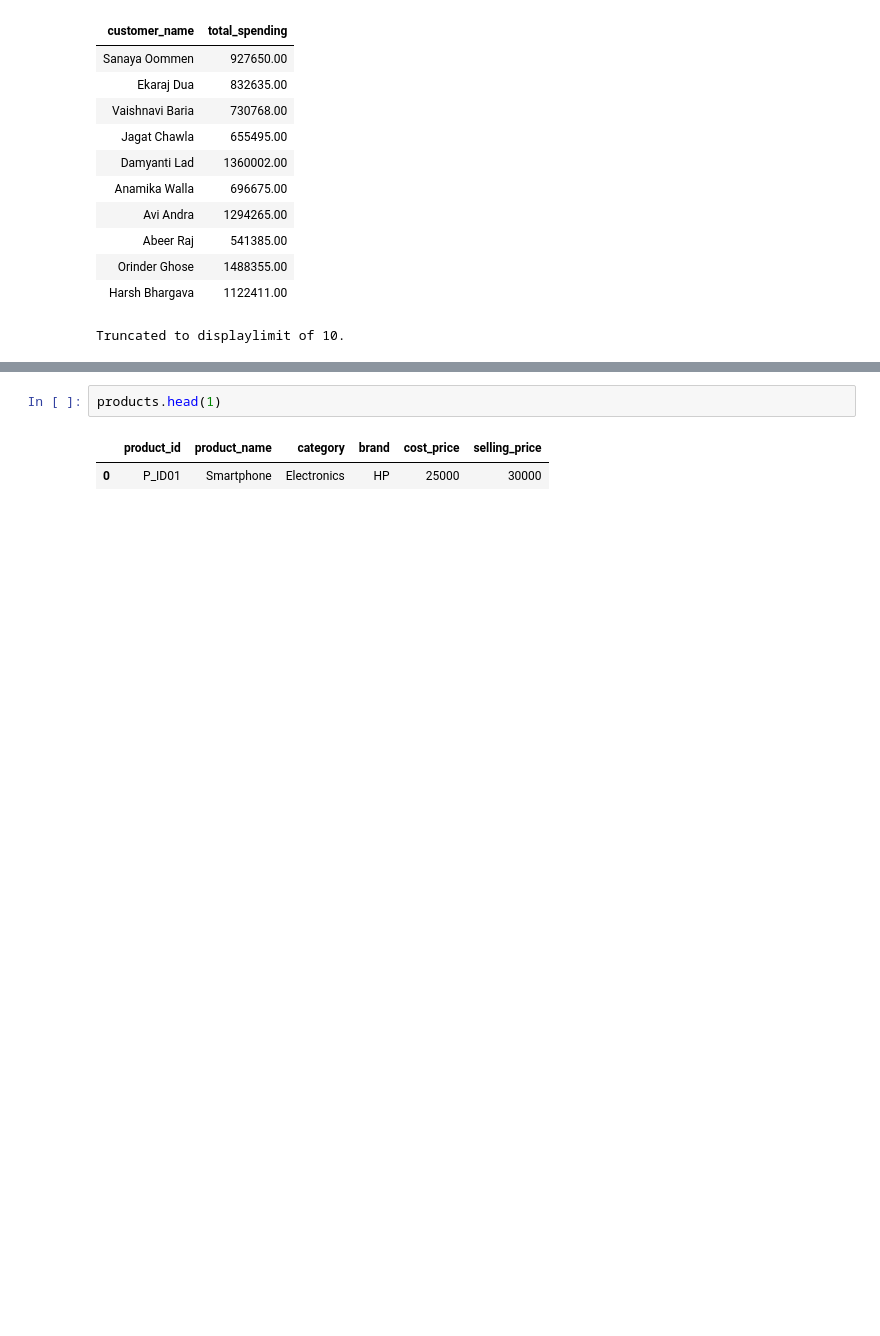
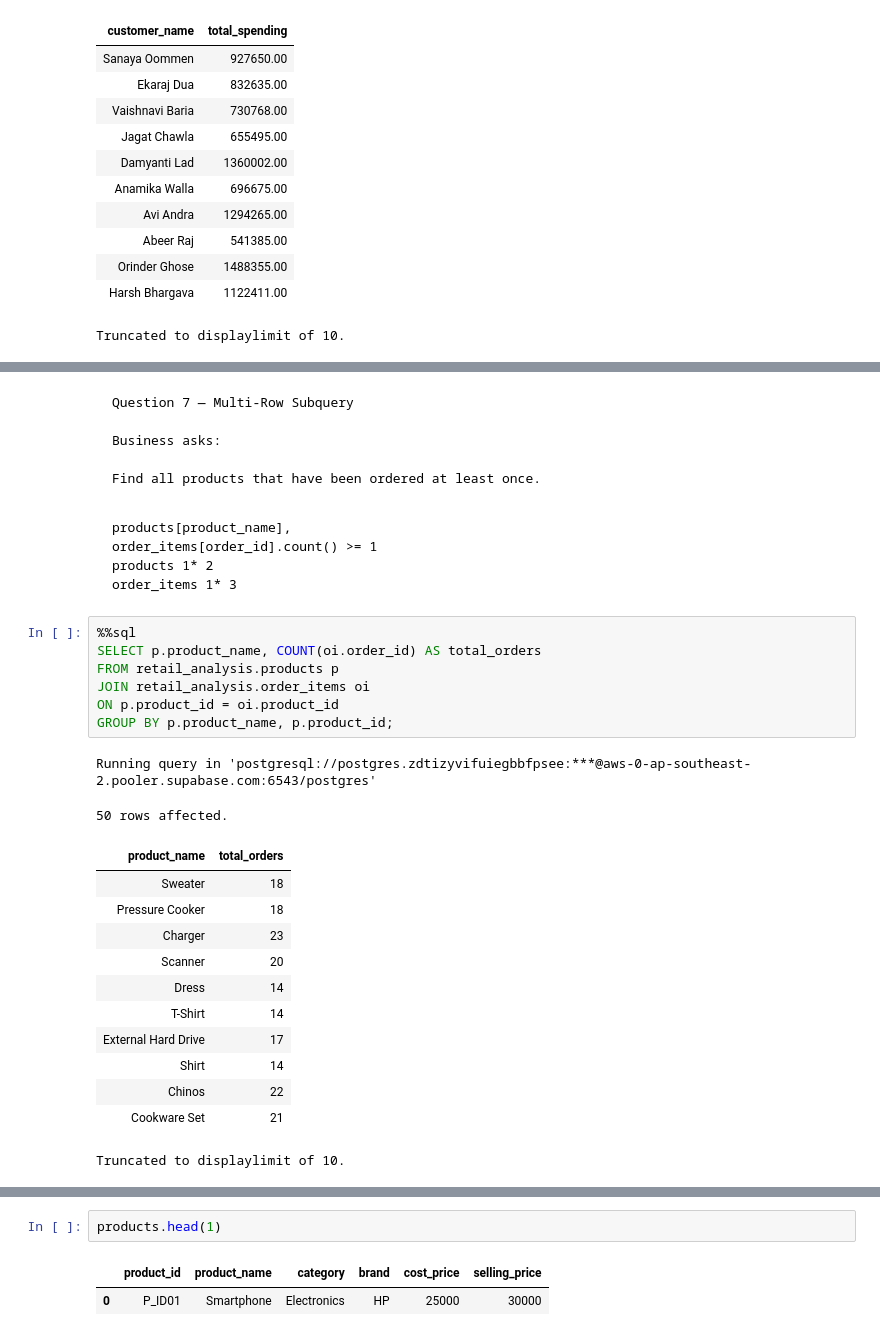
Before and after one commit to umesh-creates/sql_pandas_exercise_and_notes, a Jupyter notebook: retail_analysis exercise/subqueries.ipynb, the cells around one changed output, grey strips where cells are left out. Cells and saved outputs as stored; diff of their text form; blank space fills up the shorter version.

```diff
--- a/retail_analysis exercise/subqueries.ipynb
+++ b/retail_analysis exercise/subqueries.ipynb
@@ -303,0 +342,35 @@ result[result['total_spending'] > result['total_spending'].mean()]
+# %% [markdown]
+<pre>Question 7 — Multi-Row Subquery
+
+Business asks:
+
+Find all products that have been ordered at least once.</pre>
+# %% [markdown]
+<pre>
+products[product_name],
+order_items[order_id].count() >= 1
+products 1* 2
+order_items 1* 3
+</pre>
+# %%
+%%sql
+SELECT p.product_name, COUNT(oi.order_id) AS total_orders
+FROM retail_analysis.products p
+JOIN retail_analysis.order_items oi
+ON p.product_id = oi.product_id
+GROUP BY p.product_name, p.product_id;
+# %% [output]
+Running query in 'postgresql://postgres.zdtizyvifuiegbbfpsee:***@aws-0-ap-southeast-2.pooler.supabase.com:6543/postgres'
+50 rows affected.
+| product_name | total_orders |
+| Sweater | 18 |
+| Pressure Cooker | 18 |
+| Charger | 23 |
+| Scanner | 20 |
+| Dress | 14 |
+| T-Shirt | 14 |
+| External Hard Drive | 17 |
+| Shirt | 14 |
+| Chinos | 22 |
+| Cookware Set | 21 |
+Truncated to displaylimit of 10.
```
Also changed, not shown: parts of 8 cells of this notebook, 1 other file.
